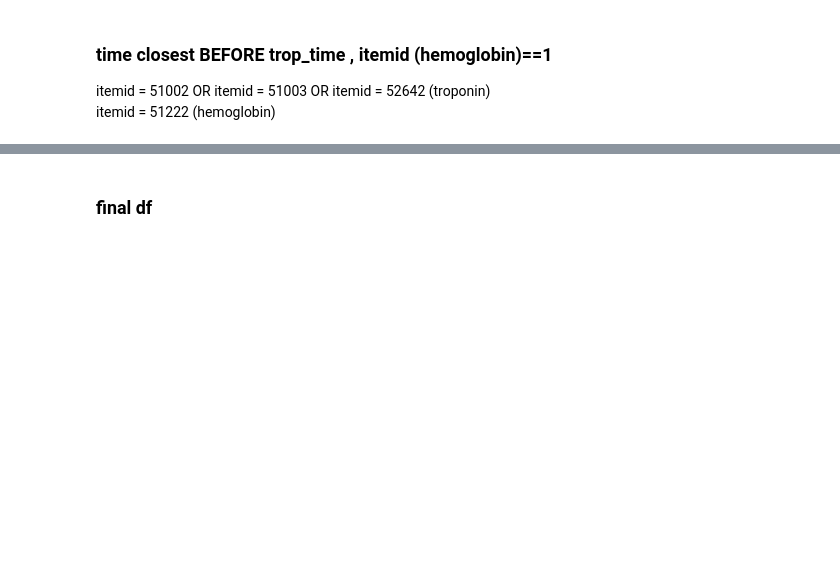
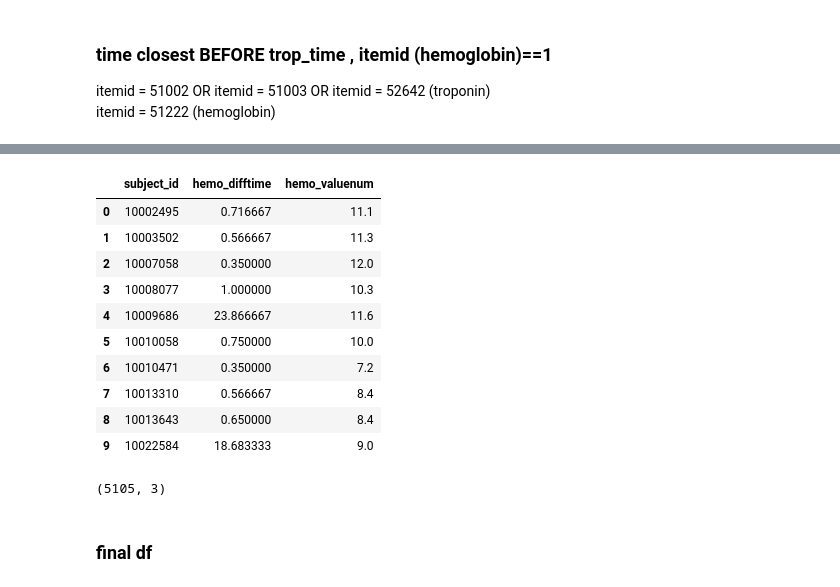
Before and after one commit to doscsy12/shade_22, a Jupyter notebook: datathon22_EDA_sy.ipynb, the cells around one changed output, grey strips where cells are left out. Drawn from its saved outputs; the diff is of its cells as text; code cells hidden in the pictures; blank space fills up the shorter version.

```diff
--- a/datathon22_EDA_sy.ipynb
+++ b/datathon22_EDA_sy.ipynb
@@ -709,3 +739,26 @@ hemo_charttime_df.head(10)
+# %%
+# convert to hours
+tmp_hemo['hemo_difftime'] = (tmp_hemo['trop_risetime'] - tmp_hemo['hemo_storetime']).dt.seconds.div(3600)
+# %%
+tmp_hemo = tmp_hemo.groupby('subject_id')[['hemo_difftime','valuenum_x']].min().reset_index()
+tmp_hemo.rename(columns={'valuenum_x': 'hemo_valuenum'},inplace=True)
+tmp_hemo.head(10)
+# %% [output]
+|  | subject_id | hemo_difftime | hemo_valuenum |
+| 0 | 10002495 | 0.716667 | 11.1 |
+| 1 | 10003502 | 0.566667 | 11.3 |
+| 2 | 10007058 | 0.350000 | 12.0 |
+| 3 | 10008077 | 1.000000 | 10.3 |
+| 4 | 10009686 | 23.866667 | 11.6 |
+| 5 | 10010058 | 0.750000 | 10.0 |
+| 6 | 10010471 | 0.350000 | 7.2 |
+| 7 | 10013310 | 0.566667 | 8.4 |
+| 8 | 10013643 | 0.650000 | 8.4 |
+| 9 | 10022584 | 18.683333 | 9.0 |
+# %%
+tmp_hemo.shape
+# %% [output]
+(5105, 3)
 # %% [markdown]
 ### final df
 # %%
```
Also changed, not shown: parts of 9 cells of this notebook.
